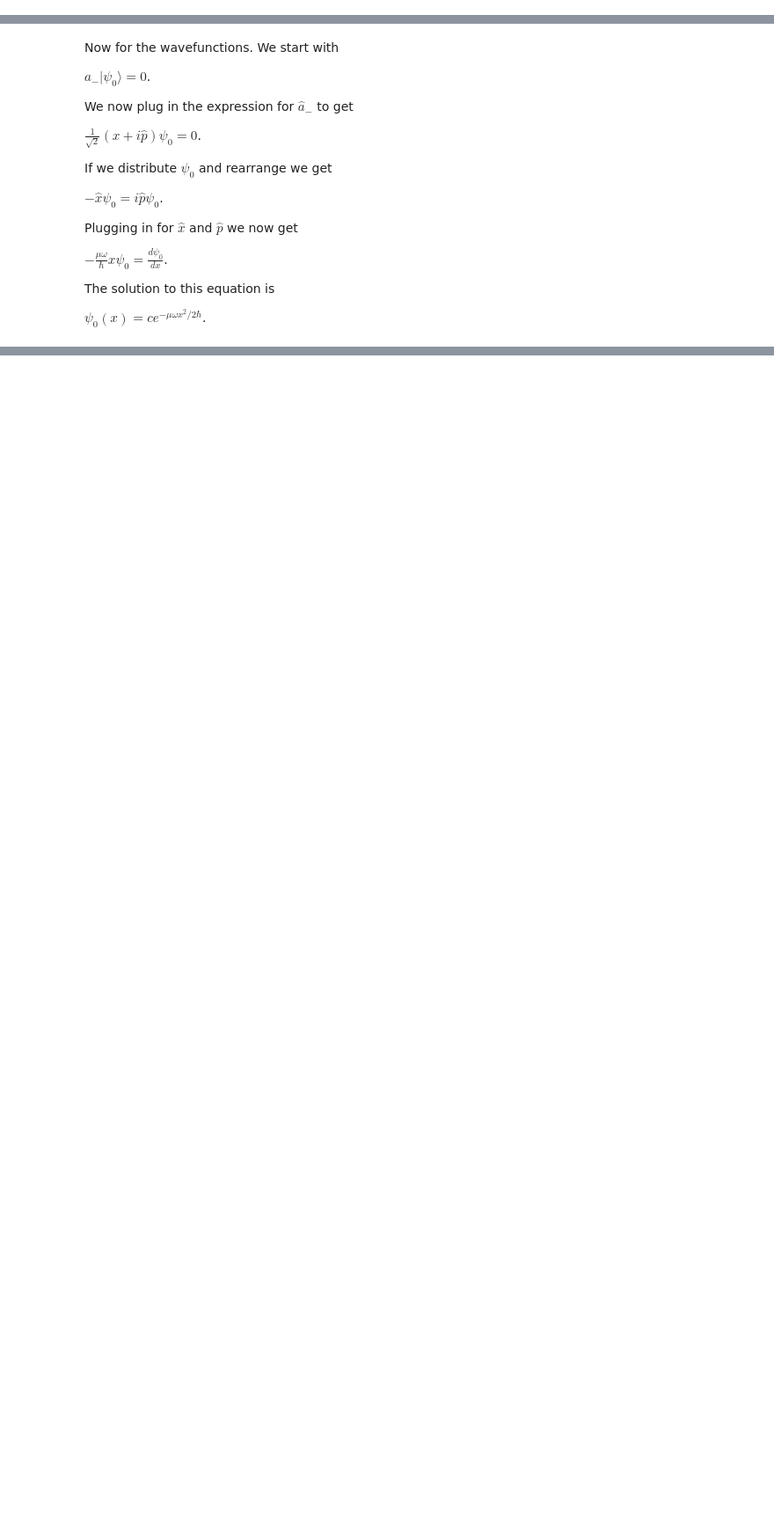
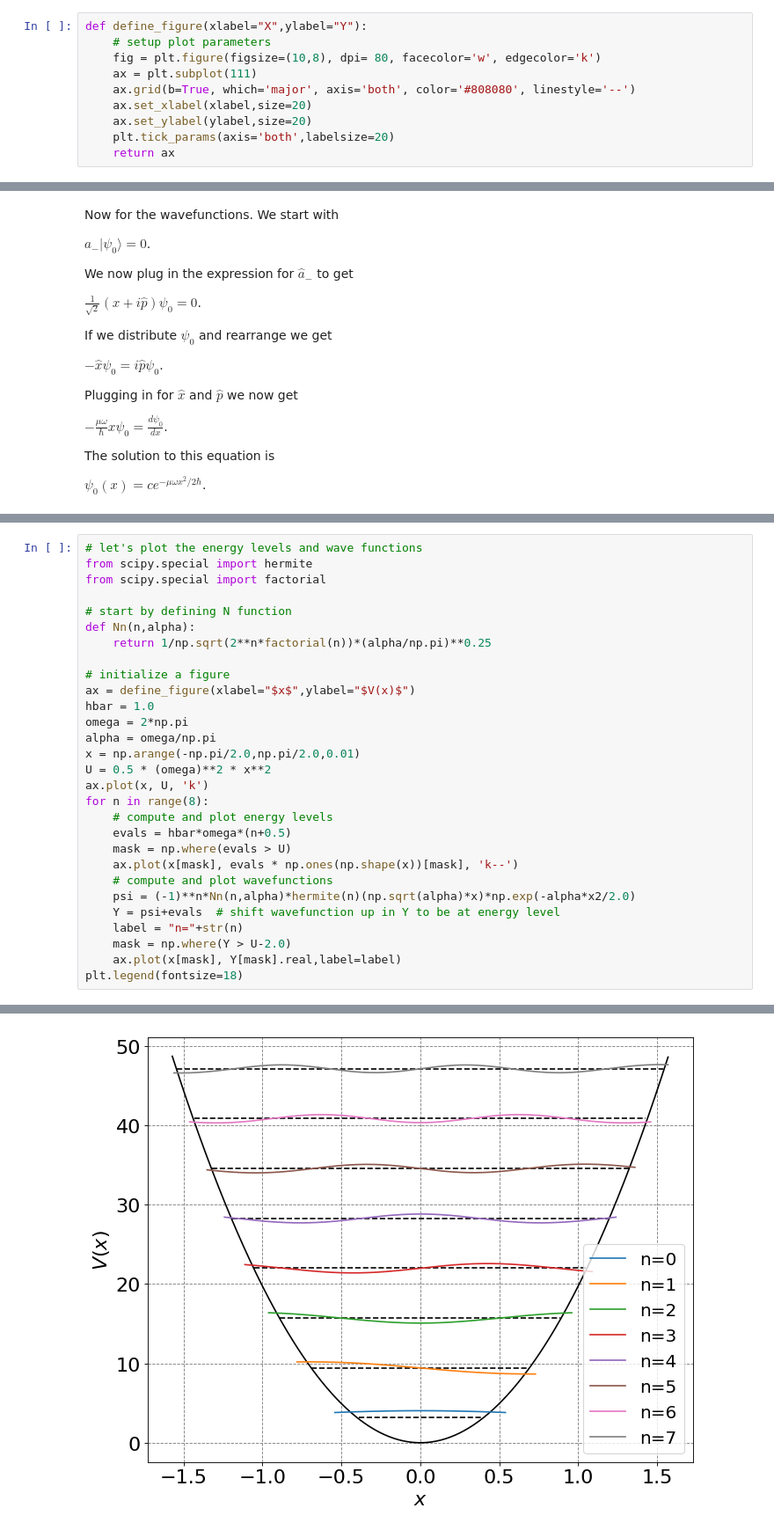
Before and after one commit to mccullaghlab/CHEM571A-FALL2018, a Jupyter notebook: notes/Harmonic Oscillator.ipynb, the cells around one changed output, grey strips where cells are left out. Shown at 88% size. Saved outputs shown, nothing was run; the diff lists cells and outputs as text; blank space fills up the shorter version.

```diff
--- a/notes/Harmonic Oscillator.ipynb
+++ b/notes/Harmonic Oscillator.ipynb
@@ -1,6 +1,16 @@
 # %%
 import numpy as np
 import matplotlib.pyplot as plt
+# %%
+def define_figure(xlabel="X",ylabel="Y"):
+    # setup plot parameters
+    fig = plt.figure(figsize=(10,8), dpi= 80, facecolor='w', edgecolor='k')
+    ax = plt.subplot(111)
+    ax.grid(b=True, which='major', axis='both', color='#808080', linestyle='--')
+    ax.set_xlabel(xlabel,size=20)
+    ax.set_ylabel(ylabel,size=20)
+    plt.tick_params(axis='both',labelsize=20)
+    return ax
 # %% [markdown]
 # Harmonic Oscillator
 # %% [markdown]
@@ -186,0 +166,30 @@ ax.set_ylabel(r'$U(x)$', fontsize=18);
+# %%
+# let's plot the energy levels and wave functions
+from scipy.special import hermite
+from scipy.special import factorial
+
+# start by defining N function
+def Nn(n,alpha):
+    return 1/np.sqrt(2**n*factorial(n))*(alpha/np.pi)**0.25
+
+# initialize a figure
+ax = define_figure(xlabel="$x$",ylabel="$V(x)$")
+hbar = 1.0
+omega = 2*np.pi
+alpha = omega/np.pi
+x = np.arange(-np.pi/2.0,np.pi/2.0,0.01)
+U = 0.5 * (omega)**2 * x**2
+ax.plot(x, U, 'k')
+for n in range(8):
+    # compute and plot energy levels
+    evals = hbar*omega*(n+0.5)
+    mask = np.where(evals > U)
+    ax.plot(x[mask], evals * np.ones(np.shape(x))[mask], 'k--')
+    # compute and plot wavefunctions
+    psi = (-1)**n*Nn(n,alpha)*hermite(n)(np.sqrt(alpha)*x)*np.exp(-alpha*x2/2.0)
+    Y = psi+evals  # shift wavefunction up in Y to be at energy level
+    label = "n="+str(n)
+    mask = np.where(Y > U-2.0)
+    ax.plot(x[mask], Y[mask].real,label=label)
+plt.legend(fontsize=18)
+# %% [output]
@@ -186,0 +197 @@ ax.set_ylabel(r'$U(x)$', fontsize=18);
+[figure, added]
```
Also changed, not shown: parts of 4 cells of this notebook.
